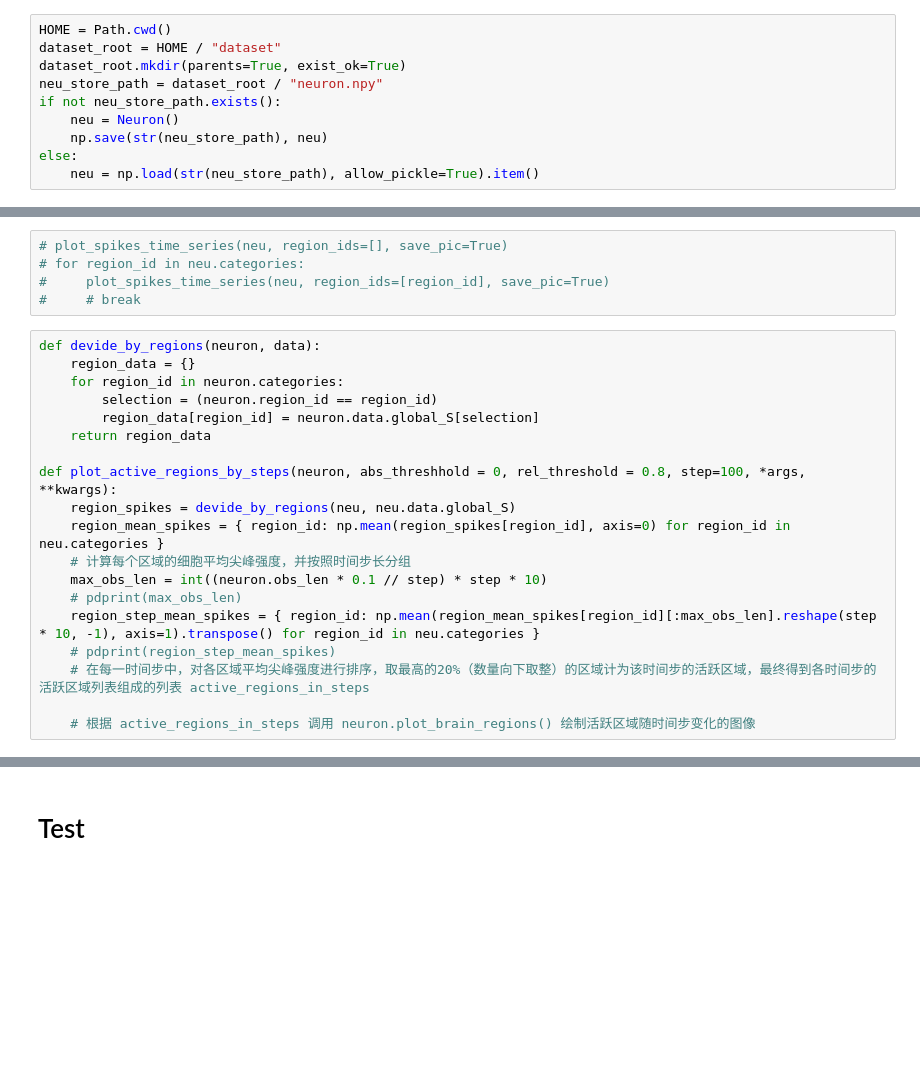
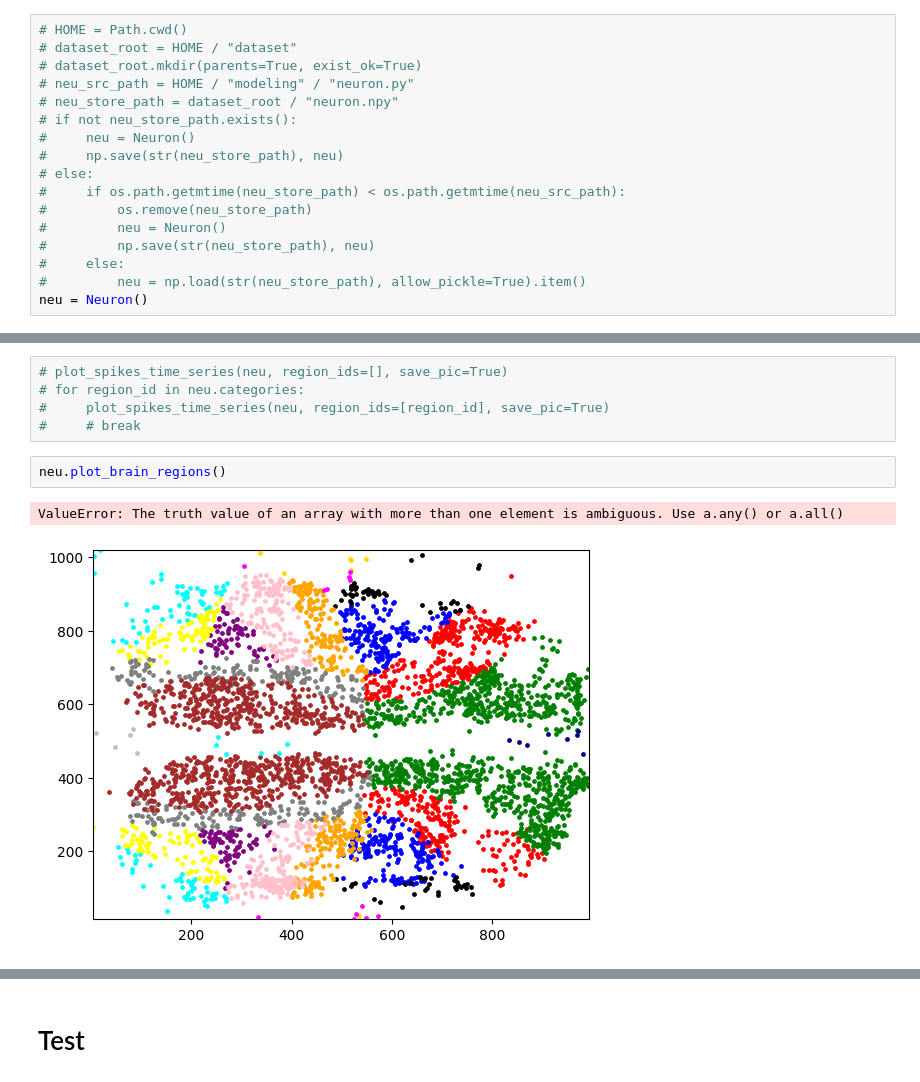
Before and after one commit to zhaochenyang20/Neuro_Modeling, a Jupyter notebook: dev.ipynb, the cells around one changed output, grey strips where cells are left out. Saved outputs shown, nothing was run; the diff lists cells and outputs as text; blank space fills up the shorter version.

```diff
--- a/dev.ipynb
+++ b/dev.ipynb
@@ -9,14 +11,21 @@ from pathlib import Path
 def pdprint(*args, **kwargs):
     print("[debug]", *args, **kwargs)
 # %%
-HOME = Path.cwd()
-dataset_root = HOME / "dataset"
-dataset_root.mkdir(parents=True, exist_ok=True)
-neu_store_path = dataset_root / "neuron.npy"
-if not neu_store_path.exists():
-    neu = Neuron()
-    np.save(str(neu_store_path), neu)
-else:
-    neu = np.load(str(neu_store_path), allow_pickle=True).item()
+# HOME = Path.cwd()
+# dataset_root = HOME / "dataset"
+# dataset_root.mkdir(parents=True, exist_ok=True)
+# neu_src_path = HOME / "modeling" / "neuron.py"
+# neu_store_path = dataset_root / "neuron.npy"
+# if not neu_store_path.exists():
+#     neu = Neuron()
+#     np.save(str(neu_store_path), neu)
+# else:
+#     if os.path.getmtime(neu_store_path) < os.path.getmtime(neu_src_path):
+#         os.remove(neu_store_path)
+#         neu = Neuron()
+#         np.save(str(neu_store_path), neu)
+#     else:
+#         neu = np.load(str(neu_store_path), allow_pickle=True).item()
+neu = Neuron()
 # %% [output]
 ======= Loading data =======
@@ -98,25 +107,11 @@ def plot_spikes_time_series(
 # for region_id in neu.categories:
 #     plot_spikes_time_series(neu, region_ids=[region_id], save_pic=True)
 #     # break
-# %%
-def devide_by_regions(neuron, data):
-    region_data = {}
-    for region_id in neuron.categories:
-        selection = (neuron.region_id == region_id)
-        region_data[region_id] = neuron.data.global_S[selection]
-    return region_data
-
-def plot_active_regions_by_steps(neuron, abs_threshhold = 0, rel_threshold = 0.8, step=100, *args, **kwargs):
-    region_spikes = devide_by_regions(neu, neu.data.global_S)
-    region_mean_spikes = { region_id: np.mean(region_spikes[region_id], axis=0) for region_id in neu.categories }
-    # 计算每个区域的细胞平均尖峰强度，并按照时间步长分组
-    max_obs_len = int((neuron.obs_len * 0.1 // step) * step * 10)
-    # pdprint(max_obs_len)
-    region_step_mean_spikes = { region_id: np.mean(region_mean_spikes[region_id][:max_obs_len].reshape(step * 10, -1), axis=1).transpose() for region_id in neu.categories }
-    # pdprint(region_step_mean_spikes)
-    # 在每一时间步中，对各区域平均尖峰强度进行排序，取最高的20%（数量向下取整）的区域计为该时间步的活跃区域，最终得到各时间步的活跃区域列表组成的列表 active_regions_in_steps
-
-    # 根据 active_regions_in_steps 调用 neuron.plot_brain_regions() 绘制活跃区域随时间步变化的图像
+# %%
+neu.plot_brain_regions()
+# %% [output]
+ValueError: The truth value of an array with more than one element is ambiguous. Use a.any() or a.all()
+[figure, added]
 # %%
 def plot_active_regions_by_steps(neuron, abs_threshold=0, rel_threshold=0.8, step=100, *args, **kwargs):
     """
```
Also changed, not shown: parts of 7 cells of this notebook, 18 other files.
